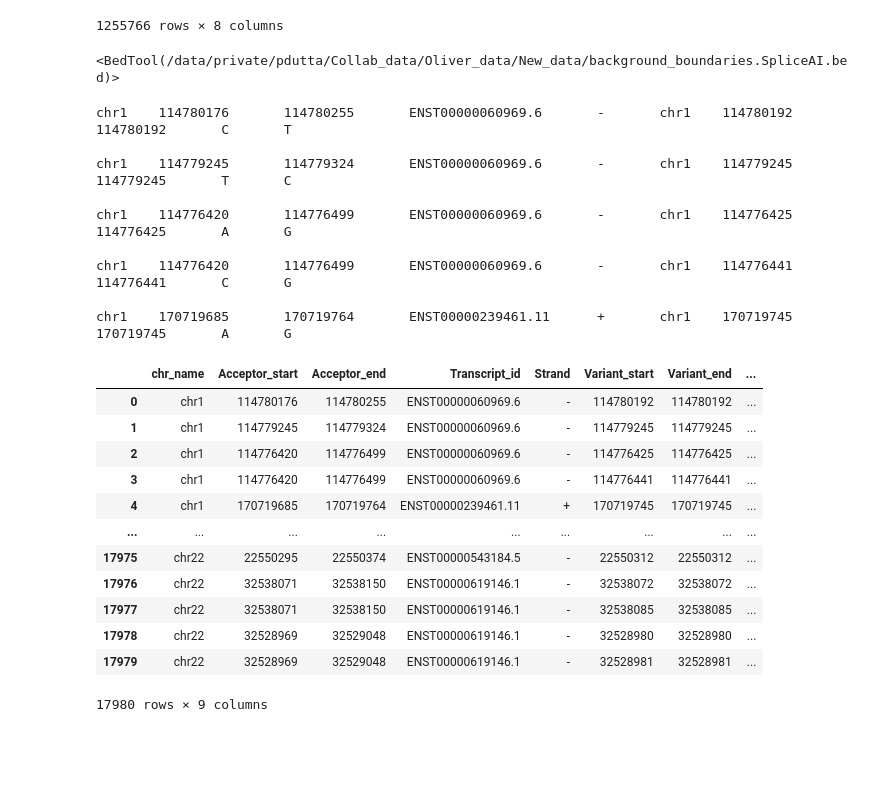
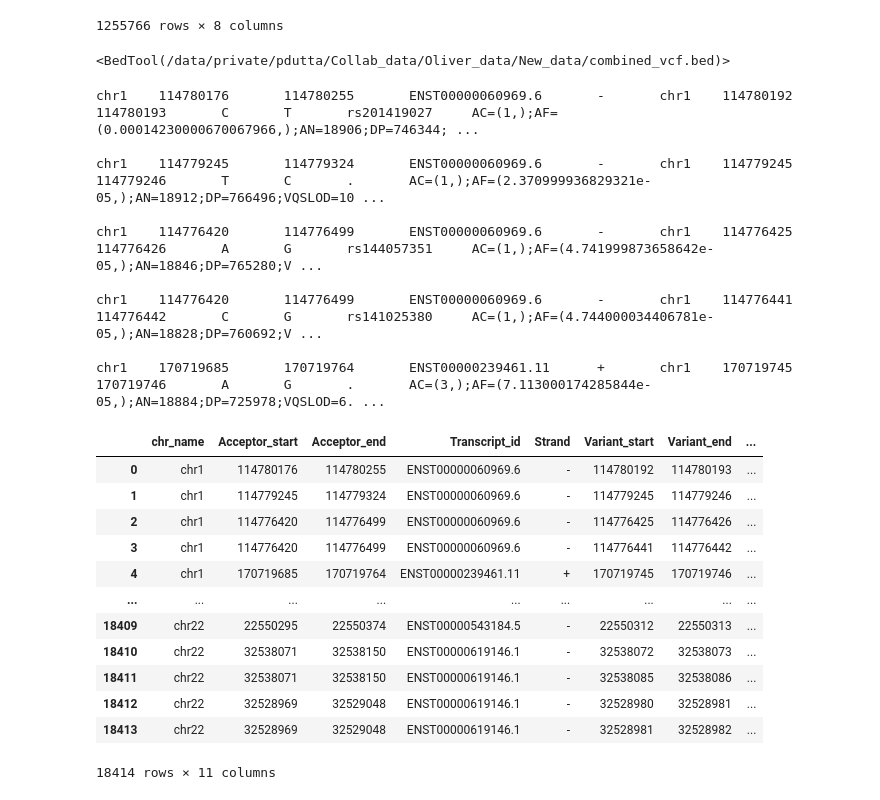
Before and after one commit to duttaprat/Postdoc, a Jupyter notebook: Collab_code/Oliver_scripts/new_scripts/acceptor_data.ipynb, the cells around one changed output. Cells and saved outputs as stored; diff of their text form; code cells hidden in the pictures; blank space fills up the shorter version.

Commit message:
Core_data_generation

```diff
--- a/Collab_code/Oliver_scripts/new_scripts/acceptor_data.ipynb
+++ b/Collab_code/Oliver_scripts/new_scripts/acceptor_data.ipynb
@@ -21,0 +45,9 @@ splice_vcf_file = pysam.VariantFile(Splice_VCF)
+# %%
+# Write the unique records to a new VCF file
+combined_vcf_path = "/data/private/pdutta/Collab_data/Oliver_data/New_data/combined.vcf"
+combined_vcf = pysam.VariantFile(combined_vcf_path, 'w', header=background_vcf_file.header)
+
+for record in all_records:
+    combined_vcf.write(record)
+
+combined_vcf.close
@@ -37,32 +72,43 @@ df_acceptor
 | 1255765 | ENST00000684326.1 | ENSE00003920852.1 | processed_transcript | - | chrY | TCCTGCAAACCCCAATGTGAACTTGTGGTGCCT... | 13234787 | 13234866 |
 1255766 rows × 8 columns
 # %%
-str_io_acceptor = StringIO()
-df_acceptor[['chr_name','start','end','transcript_id','strand']].to_csv(str_io_acceptor, sep='\t', index=False, header=False)
-str_io_acceptor.seek(0)
-acceptor_bed = pybedtools.BedTool(str_io_acceptor.read(), from_string=True)
+# Assuming dfs and non_coding_region are already defined as before
+str_io = StringIO()
+dfs[non_coding_region][['chr_name', 'start', 'end', 'transcript_id', 'strand']].to_csv(str_io, sep='\t', index=False, header=False)
+str_io.seek(0)
+
+# Convert the DataFrame to a BED format using pybedtools, dynamically using non_coding_region
+bed_tool = pybedtools.BedTool(str_io.read(), from_string=True)
 # %%
+# Reopen the combined VCF file in read mode
+combined_vcf = pysam.VariantFile(combined_vcf_path, 'r')
 # List to store BED entries
 bed_entries = []
 
 # Iterate over each record in the VCF file and create BED entries
-for rec in vcf_file.fetch():
+for rec in combined_vcf.fetch():
     # Get the start position (0-based for BED)
     start = rec.pos
     # For BED, the end position is the start + length of the reference allele
-    end = start + len(rec.ref)-1
+    end = start + len(rec.ref)
+    # print(start, end)
+    # Here, we concatenate key-value pairs, but you can modify this as needed
+    record_id = rec.id if rec.id is not None else "."
+    info_str = ";".join([f"{key}={value}" for key, value in rec.info.items()])
+    #print(rec.chrom, rec.pos, rec.id, rec.ref, rec.alts, rec.info)
+    # input()
     # Create the BED format entry
-    bed_entry = pybedtools.create_interval_from_list(["chr"+rec.chrom, start, end, rec.ref, ','.join(rec.alts)])
+    bed_entry = pybedtools.create_interval_from_list(["chr"+rec.chrom, start, end, rec.ref, ','.join(rec.alts), record_id, info_str])
     # Append the entry to the list
     bed_entries.append(bed_entry)
 
 # Create a BedTool object from the list of entries
 vcf_bed = pybedtools.BedTool(bed_entries)
-vcf_bed.saveas('/data/private/pdutta/Collab_data/Oliver_data/New_data/background_boundaries.SpliceAI.bed')
+vcf_bed.saveas('/data/private/pdutta/Collab_data/Oliver_data/New_data/combined_vcf.bed')
 # %% [output]
-<BedTool(/data/private/pdutta/Collab_data/Oliver_data/New_data/background_boundaries.SpliceAI.bed)>
+<BedTool(/data/private/pdutta/Collab_data/Oliver_data/New_data/combined_vcf.bed)>
 # %%
-intersect_bed = acceptor_bed.intersect(vcf_bed, wa=True, wb=True)
+intersect_bed = bed_tool.intersect(vcf_bed, wa=True, wb=True)
 # %%
 for i, interval in enumerate(intersect_bed):
     if i < 5:
@@ -70,32 +116,32 @@ for i, interval in enumerate(intersect_bed):
     else:
         break
 # %% [output]
-chr1    114780176       114780255       ENST00000060969.6       -       chr1    114780192       114780192       C       T
+chr1    114780176       114780255       ENST00000060969.6       -       chr1    114780192       114780193       C       T       rs201419027     AC=(1,);AF=(0.00014230000670067966,);AN=18906;DP=746344; ...
 
-chr1    114779245       114779324       ENST00000060969.6       -       chr1    114779245       114779245       T       C
+chr1    114779245       114779324       ENST00000060969.6       -       chr1    114779245       114779246       T       C       .       AC=(1,);AF=(2.370999936829321e-05,);AN=18912;DP=766496;VQSLOD=10 ...
 
-chr1    114776420       114776499       ENST00000060969.6       -       chr1    114776425       114776425       A       G
+chr1    114776420       114776499       ENST00000060969.6       -       chr1    114776425       114776426       A       G       rs144057351     AC=(1,);AF=(4.741999873658642e-05,);AN=18846;DP=765280;V ...
 
-chr1    114776420       114776499       ENST00000060969.6       -       chr1    114776441       114776441       C       G
+chr1    114776420       114776499       ENST00000060969.6       -       chr1    114776441       114776442       C       G       rs141025380     AC=(1,);AF=(4.744000034406781e-05,);AN=18828;DP=760692;V ...
 
-chr1    170719685       170719764       ENST00000239461.11      +       chr1    170719745       170719745       A       G
+chr1    170719685       170719764       ENST00000239461.11      +       chr1    170719745       170719746       A       G       .       AC=(3,);AF=(7.113000174285844e-05,);AN=18884;DP=725978;VQSLOD=6. ...
 # %%
 intersect_df = intersect_bed.to_dataframe()
 intersect_df=intersect_df.drop(columns=['strand'])
-new_columns = ['chr_name', 'Acceptor_start', 'Acceptor_end', 'Transcript_id', 'Strand', 'Variant_start', 'Variant_end',  'Reference_Nucleotide',  'Alternative_Nucleotides']
+new_columns = ['chr_name', '{}_start'.format(non_coding_region), '{}_end'.format(non_coding_region), 'Transcript_id', 'Strand', 'Variant_start', 'Variant_end',  'Reference_Nucleotide',  'Alternative_Nucleotides', 'DBSNP_ID', 'Info']
 intersect_df.columns = new_columns
 intersect_df
 # %% [output]
 |  | chr_name | Acceptor_start | Acceptor_end | Transcript_id | Strand | Variant_start | Variant_end | ... |
-| 0 | chr1 | 114780176 | 114780255 | ENST00000060969.6 | - | 114780192 | 114780192 | ... |
-| 1 | chr1 | 114779245 | 114779324 | ENST00000060969.6 | - | 114779245 | 114779245 | ... |
-| 2 | chr1 | 114776420 | 114776499 | ENST00000060969.6 | - | 114776425 | 114776425 | ... |
-| 3 | chr1 | 114776420 | 114776499 | ENST00000060969.6 | - | 114776441 | 114776441 | ... |
-| 4 | chr1 | 170719685 | 170719764 | ENST00000239461.11 | + | 170719745 | 170719745 | ... |
+| 0 | chr1 | 114780176 | 114780255 | ENST00000060969.6 | - | 114780192 | 114780193 | ... |
+| 1 | chr1 | 114779245 | 114779324 | ENST00000060969.6 | - | 114779245 | 114779246 | ... |
+| 2 | chr1 | 114776420 | 114776499 | ENST00000060969.6 | - | 114776425 | 114776426 | ... |
+| 3 | chr1 | 114776420 | 114776499 | ENST00000060969.6 | - | 114776441 | 114776442 | ... |
+| 4 | chr1 | 170719685 | 170719764 | ENST00000239461.11 | + | 170719745 | 170719746 | ... |
 | ... | ... | ... | ... | ... | ... | ... | ... | ... |
-| 17975 | chr22 | 22550295 | 22550374 | ENST00000543184.5 | - | 22550312 | 22550312 | ... |
-| 17976 | chr22 | 32538071 | 32538150 | ENST00000619146.1 | - | 32538072 | 32538072 | ... |
-| 17977 | chr22 | 32538071 | 32538150 | ENST00000619146.1 | - | 32538085 | 32538085 | ... |
-| 17978 | chr22 | 32528969 | 32529048 | ENST00000619146.1 | - | 32528980 | 32528980 | ... |
-| 17979 | chr22 | 32528969 | 32529048 | ENST00000619146.1 | - | 32528981 | 32528981 | ... |
+| 18409 | chr22 | 22550295 | 22550374 | ENST00000543184.5 | - | 22550312 | 22550313 | ... |
+| 18410 | chr22 | 32538071 | 32538150 | ENST00000619146.1 | - | 32538072 | 32538073 | ... |
+| 18411 | chr22 | 32538071 | 32538150 | ENST00000619146.1 | - | 32538085 | 32538086 | ... |
+| 18412 | chr22 | 32528969 | 32529048 | ENST00000619146.1 | - | 32528980 | 32528981 | ... |
+| 18413 | chr22 | 32528969 | 32529048 | ENST00000619146.1 | - | 32528981 | 32528982 | ... |
-17980 rows × 9 columns
+18414 rows × 11 columns
```
Also changed, not shown: parts of 16 cells of this notebook, 48 other files.
